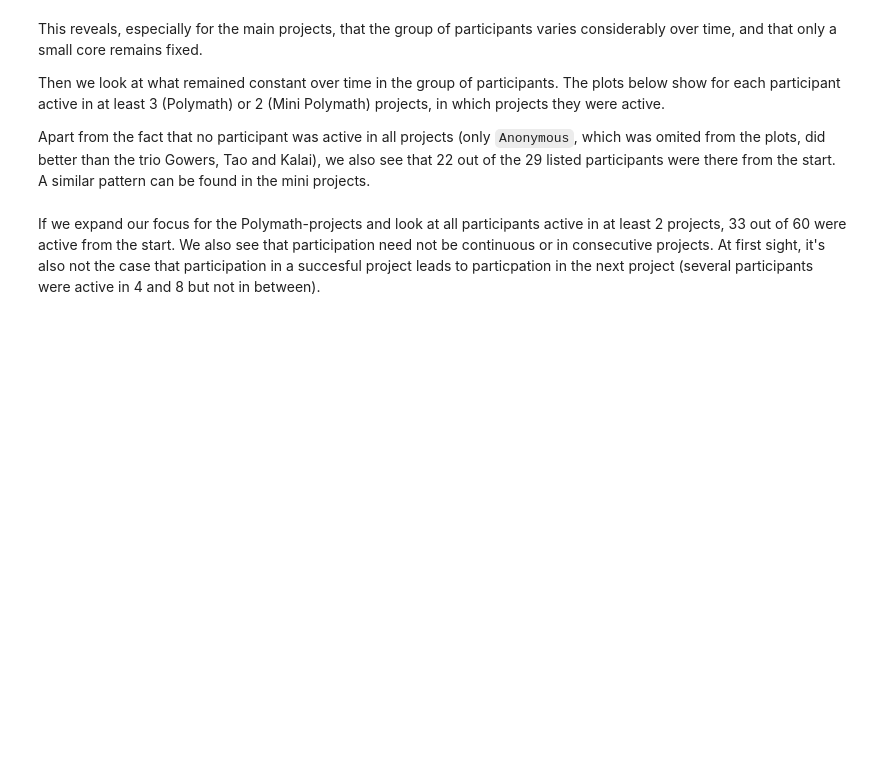
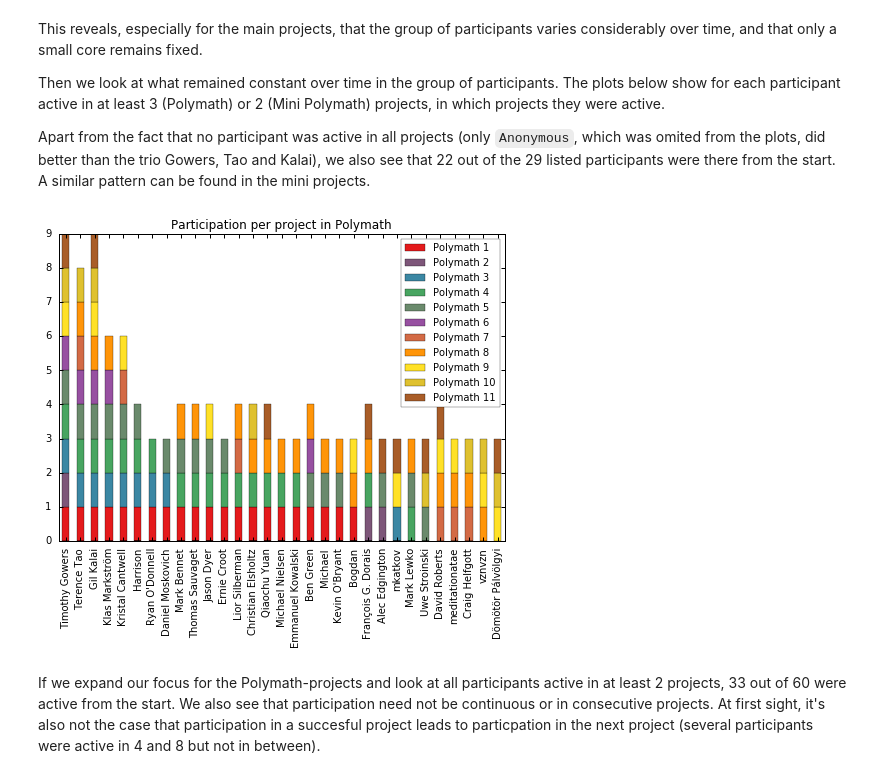
Before and after one commit to patrickallo/mathpracmod, a Jupyter notebook: Polymath Comparison.ipynb, the cells around one changed output. Saved outputs shown, nothing was run; the diff lists cells and outputs as text; code cells hidden in the pictures; blank space fills up the shorter version.

```diff
--- a/Polymath Comparison.ipynb
+++ b/Polymath Comparison.ipynb
@@ -190,7 +150,7 @@ mPM_FRAME['authors (accumulated)'] = mPM_FRAME['network'].apply(lambda network:
 Sets of all PM-authors and all Mini-PM-authors are created.
 # %%
 ALL_AUTHORS = set.union(*PM_FRAME['authors'].tolist())
-ALL_MINI_AUTHORS = set.union(*mPM_FRAME['authors'].tolist())
+#ALL_MINI_AUTHORS = set.union(*mPM_FRAME['authors'].tolist())
 # %% [markdown]
 We check (using string-similarity) for authors that may appear under different names. The outcome of this has been used to further populate `author_convert.yaml` which is used during the parsing of the threads. What remains is not sufficient to warrant further additions to author_convert.
 # %%
@@ -560,7 +535,9 @@ Then we look at what remained constant over time in the group of participants. T
 Apart from the fact that no participant was active in all projects (only `Anonymous`, which was omited from the plots, did better than the trio Gowers, Tao and Kalai), we also see that 22 out of the 29 listed participants were there from the start. A similar pattern can be found in the mini projects.
 # %%
 plot_participation_evolution("Polymath", n=3)
-plot_participation_evolution("Mini Polymath", n=2)
+#plot_participation_evolution("Mini Polymath", n=2)
+# %% [output]
+[figure, added]
 # %% [markdown]
 If we expand our focus for the Polymath-projects and look at all participants active in at least 2 projects, 33 out of 60 were active from the start. We also see that participation need not be continuous or in consecutive projects. At first sight, it's also not the case that participation in a succesful project leads to particpation in the next project (several participants were active in 4 and 8 but not in between).
 # %%
```
Also changed, not shown: parts of 28 cells of this notebook, 4 other files.
